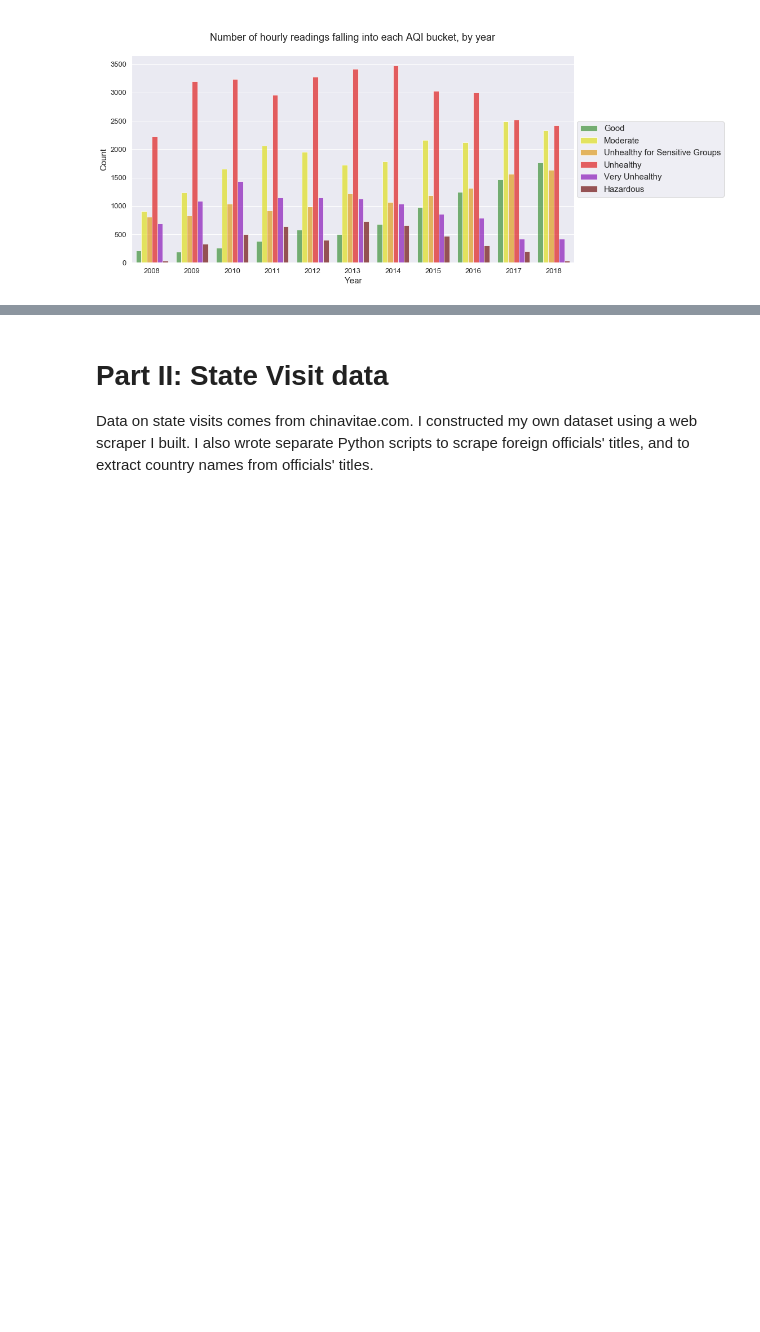
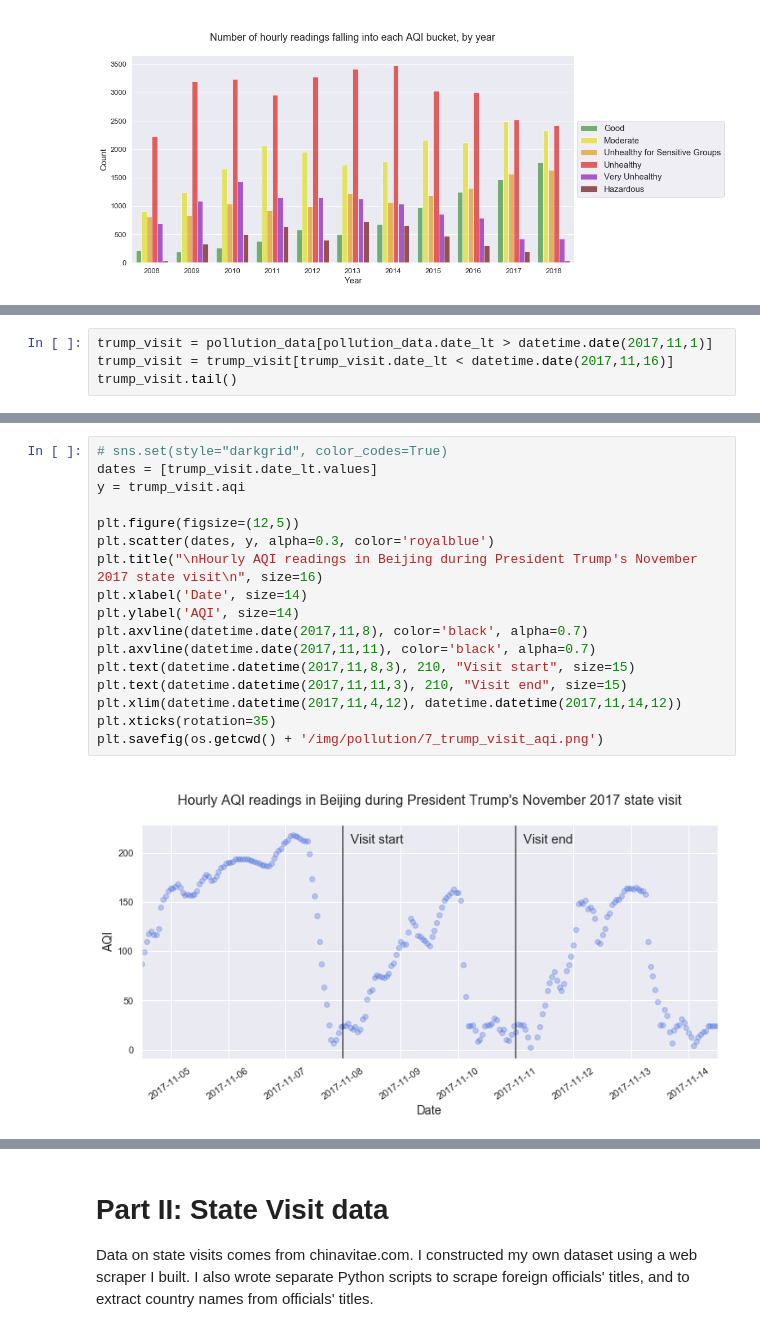
Before and after one commit to yontartu/wuran, a Jupyter notebook: beijing_aqi_analysis.ipynb, the cells around one changed output, grey strips where cells are left out. Cells and saved outputs as stored; diff of their text form; blank space fills up the shorter version.

```diff
--- a/beijing_aqi_analysis.ipynb
+++ b/beijing_aqi_analysis.ipynb
@@ -334,0 +338,4 @@ f.savefig(os.getcwd() + '/img/pollution/6_aqi_buckets_by_year.png')
+# %%
+trump_visit = pollution_data[pollution_data.date_lt > datetime.date(2017,11,1)]
+trump_visit = trump_visit[trump_visit.date_lt < datetime.date(2017,11,16)]
+trump_visit.tail()
@@ -334,0 +349,19 @@ f.savefig(os.getcwd() + '/img/pollution/6_aqi_buckets_by_year.png')
+# %%
+# sns.set(style="darkgrid", color_codes=True)
+dates = [trump_visit.date_lt.values]
+y = trump_visit.aqi
+
+plt.figure(figsize=(12,5))
+plt.scatter(dates, y, alpha=0.3, color='royalblue')
+plt.title("\nHourly AQI readings in Beijing during President Trump's November 2017 state visit\n", size=16)
+plt.xlabel('Date', size=14)
+plt.ylabel('AQI', size=14)
+plt.axvline(datetime.date(2017,11,8), color='black', alpha=0.7)
+plt.axvline(datetime.date(2017,11,11), color='black', alpha=0.7)
+plt.text(datetime.datetime(2017,11,8,3), 210, "Visit start", size=15)
+plt.text(datetime.datetime(2017,11,11,3), 210, "Visit end", size=15)
+plt.xlim(datetime.datetime(2017,11,4,12), datetime.datetime(2017,11,14,12))
+plt.xticks(rotation=35)
+plt.savefig(os.getcwd() + '/img/pollution/7_trump_visit_aqi.png')
+# %% [output]
+[figure, added]
```
Also changed, not shown: parts of 26 cells of this notebook, 12 other files.
